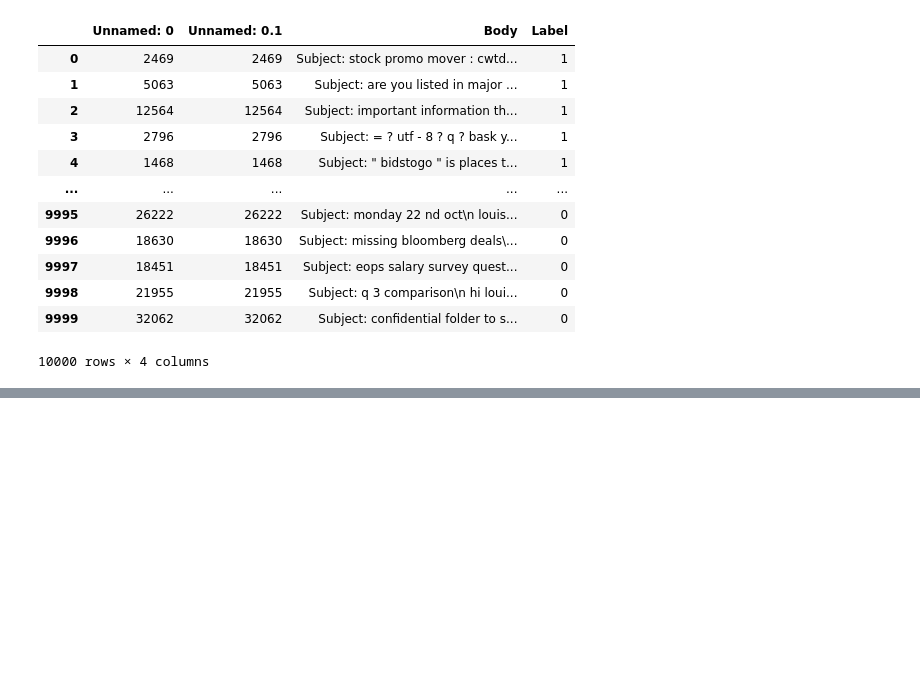
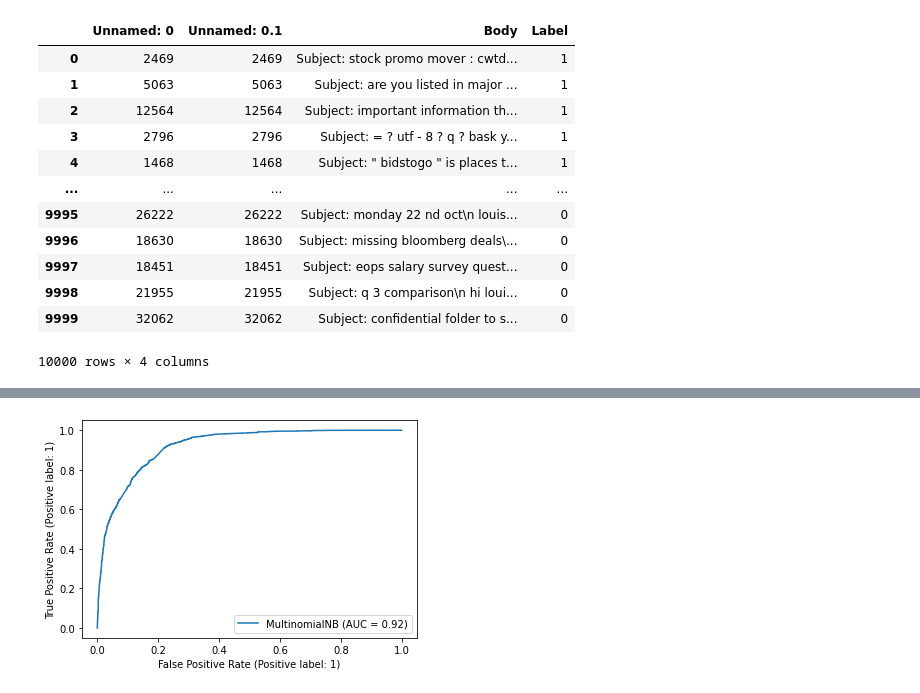
Before and after one commit to sergiomarchena16/lab_02_spam, a Jupyter notebook: lab2_SPAM.ipynb, the cells around one changed output, grey strips where cells are left out. Saved outputs shown, nothing was run; the diff lists cells and outputs as text; code cells hidden in the pictures; blank space fills up the shorter version.

```diff
--- a/lab2_SPAM.ipynb
+++ b/lab2_SPAM.ipynb
@@ -266,0 +490,6 @@ df
+# %%
+# figure
+metrics.plot_roc_curve(nb_tf_id, tf_id_test, tf_id_target_test)
+plt.show()
+# %% [output]
+[figure, added]
```
Also changed, not shown: parts of 68 cells of this notebook.
